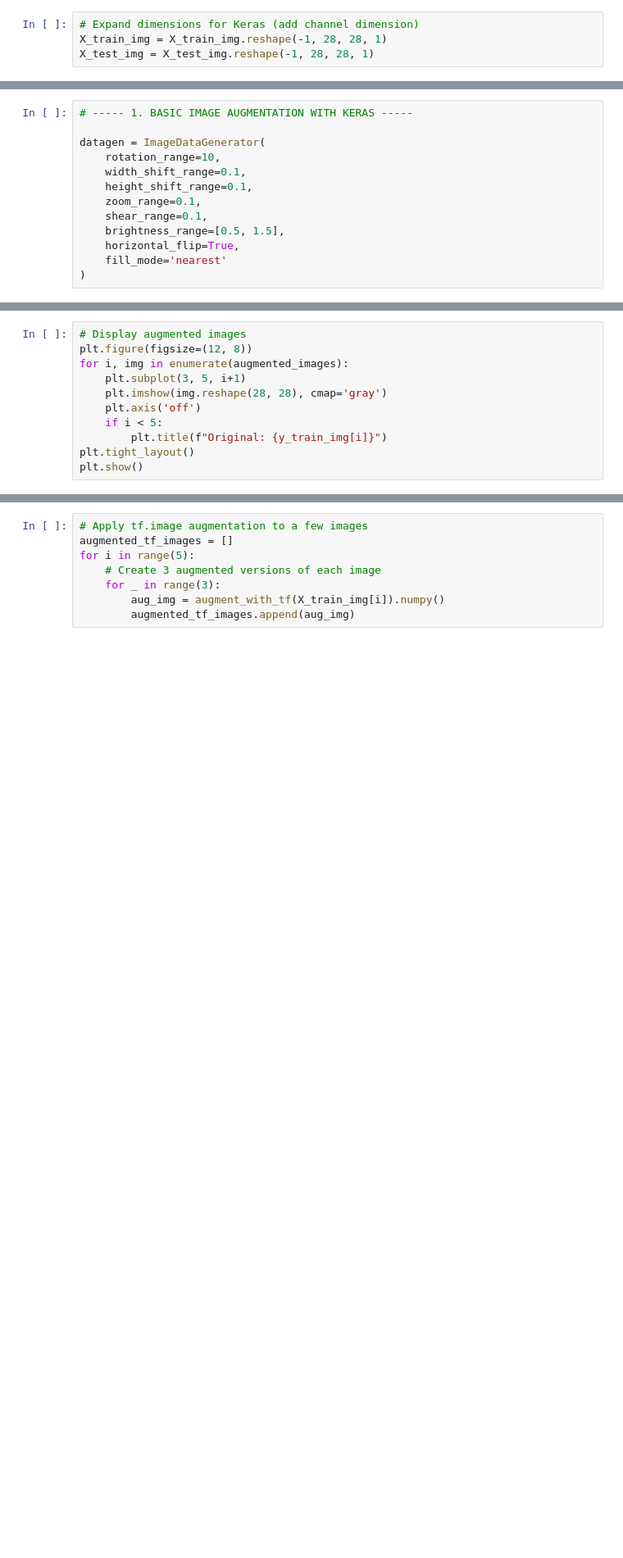
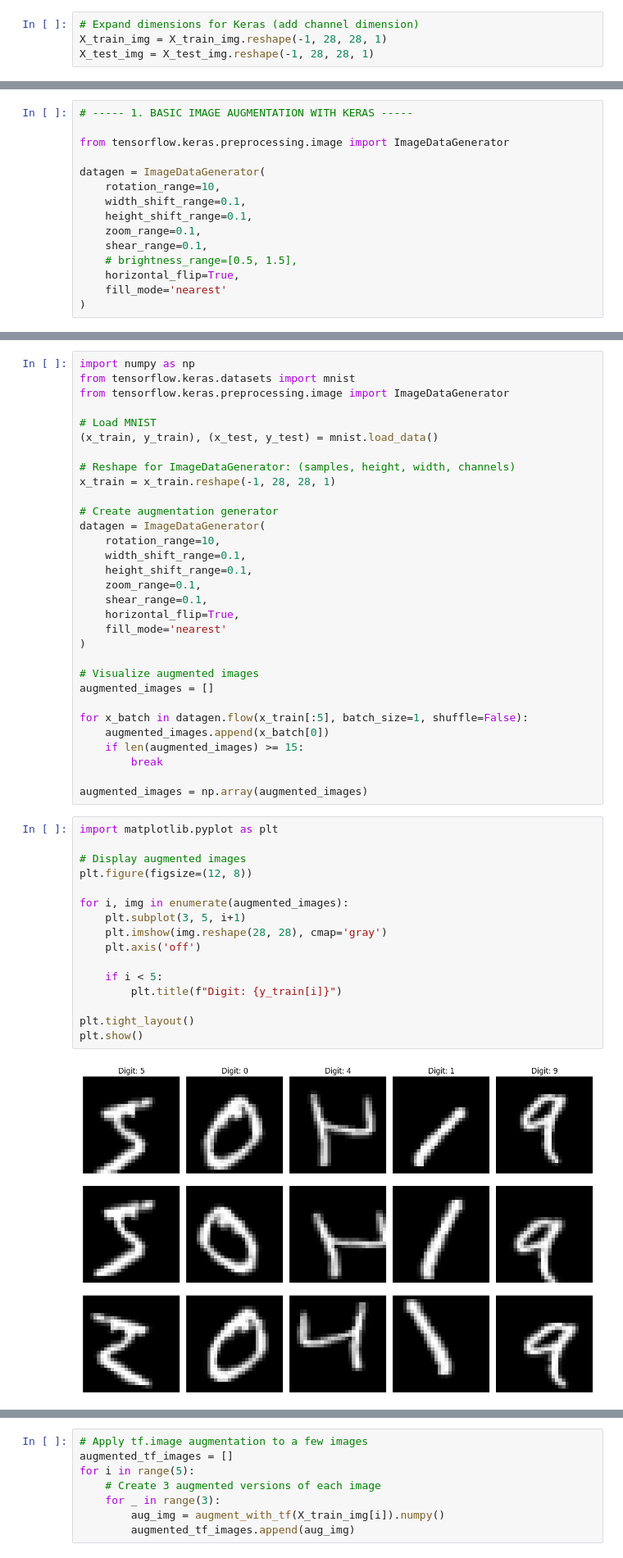
Before and after one commit to saadmaqbooldev/Purelogics-Bootcamp-Python-AI, a Jupyter notebook: Week 3 Encoding/Day 2.ipynb, the cells around one changed output, grey strips where cells are left out. Shown at 82% size. Cells and saved outputs as stored; diff of their text form; blank space fills up the shorter version.

```diff
--- a/Week 3 Encoding/Day 2.ipynb
+++ b/Week 3 Encoding/Day 2.ipynb
@@ -164,5 +234,7 @@ plt.show()
 # %%
 # ----- 1. BASIC IMAGE AUGMENTATION WITH KERAS -----
+
+from tensorflow.keras.preprocessing.image import ImageDataGenerator
 
 datagen = ImageDataGenerator(
     rotation_range=10,
@@ -170,7 +242,7 @@ datagen = ImageDataGenerator(
     height_shift_range=0.1,
     zoom_range=0.1,
     shear_range=0.1,
-    brightness_range=[0.5, 1.5],
+    # brightness_range=[0.5, 1.5],
     horizontal_flip=True,
     fill_mode='nearest'
 )
@@ -184,14 +259,52 @@ for x_batch in datagen.flow(X_train_img[:5], batch_size=1, shuffle=False):
+# %%
+import numpy as np
+from tensorflow.keras.datasets import mnist
+from tensorflow.keras.preprocessing.image import ImageDataGenerator
+
+# Load MNIST
+(x_train, y_train), (x_test, y_test) = mnist.load_data()
+
+# Reshape for ImageDataGenerator: (samples, height, width, channels)
+x_train = x_train.reshape(-1, 28, 28, 1)
+
+# Create augmentation generator
+datagen = ImageDataGenerator(
+    rotation_range=10,
+    width_shift_range=0.1,
+    height_shift_range=0.1,
+    zoom_range=0.1,
+    shear_range=0.1,
+    horizontal_flip=True,
+    fill_mode='nearest'
+)
+
+# Visualize augmented images
+augmented_images = []
+
+for x_batch in datagen.flow(x_train[:5], batch_size=1, shuffle=False):
+    augmented_images.append(x_batch[0])
+    if len(augmented_images) >= 15:
+        break
+
+augmented_images = np.array(augmented_images)
 # %%
+import matplotlib.pyplot as plt
+
 # Display augmented images
 plt.figure(figsize=(12, 8))
+
 for i, img in enumerate(augmented_images):
     plt.subplot(3, 5, i+1)
     plt.imshow(img.reshape(28, 28), cmap='gray')
     plt.axis('off')
+
     if i < 5:
-        plt.title(f"Original: {y_train_img[i]}")
+        plt.title(f"Digit: {y_train[i]}")
+
 plt.tight_layout()
 plt.show()
+# %% [output]
+[figure, added]
 # %%
 # ----- 2. AUGMENTATION WITH TF.IMAGE -----
 def augment_with_tf(image):
```
Also changed, not shown: parts of 40 cells of this notebook.
